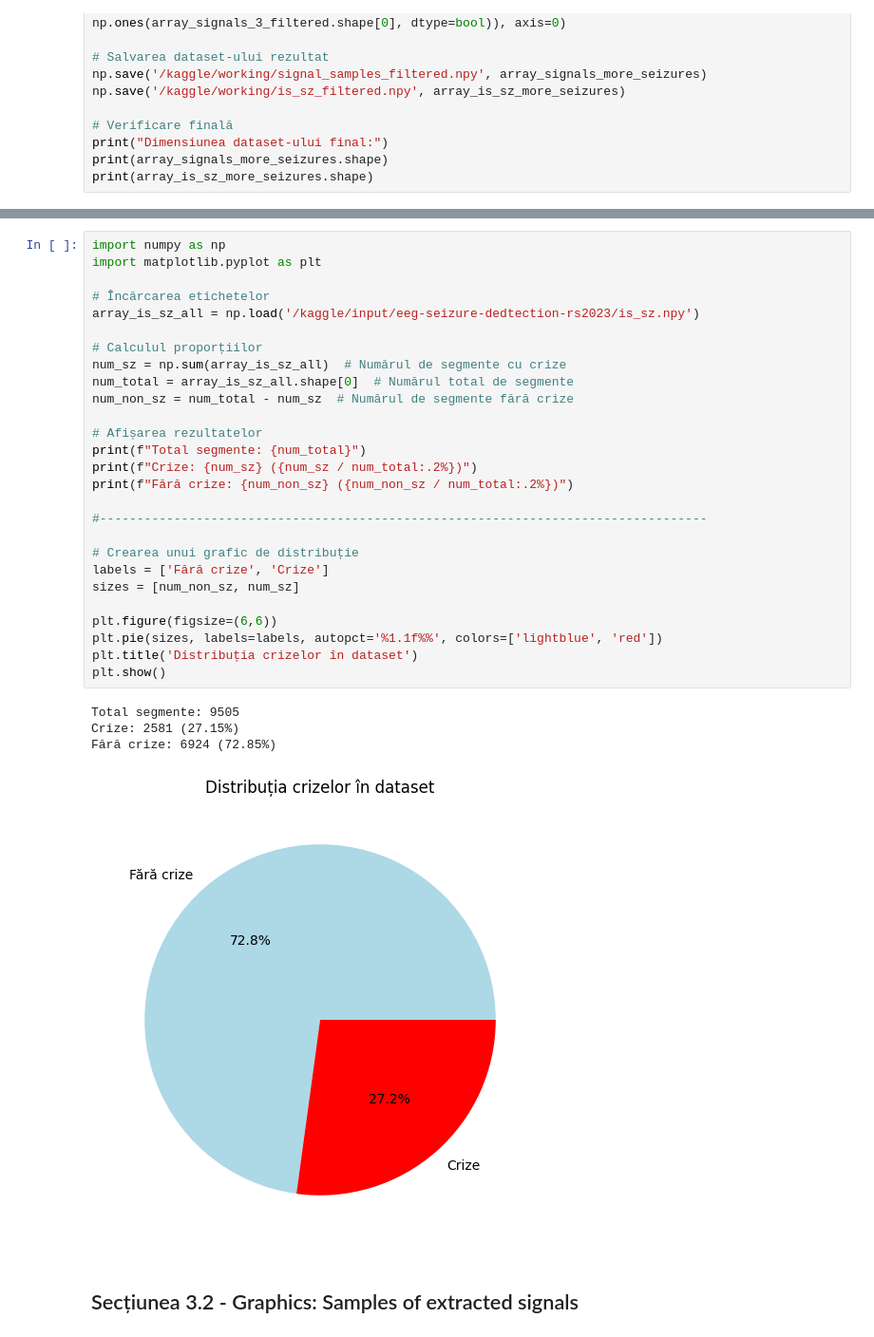
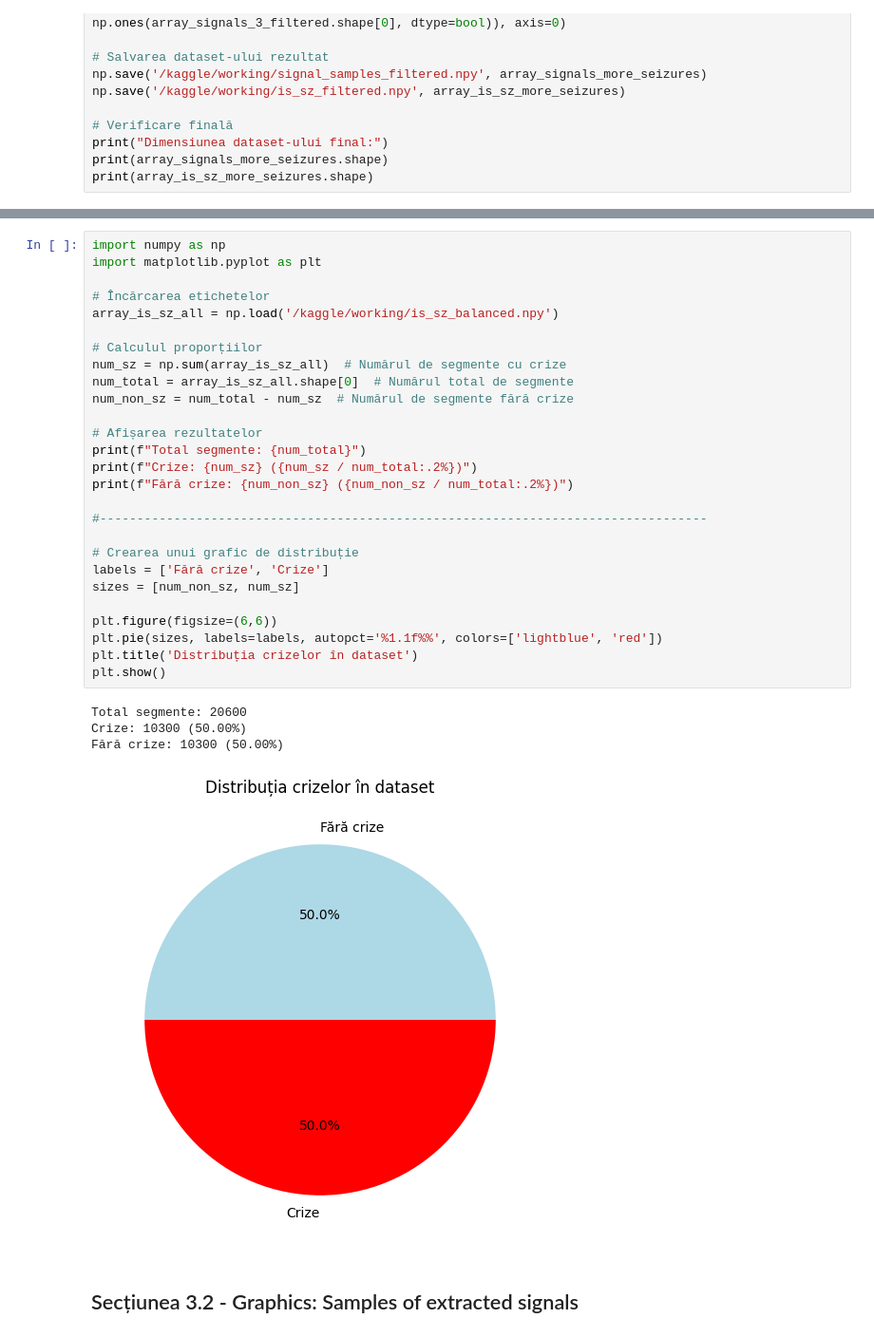
Before and after one commit to DDarriaA/Calculator, a Jupyter notebook: epileptic-seizure-recognition.ipynb, the cells around one changed output, grey strips where cells are left out. Shown at 95% size. Saved outputs shown, nothing was run; the diff lists cells and outputs as text.

Commit message:
Kaggle Notebook | Epileptic seizure recognition | Version 56

```diff
--- a/epileptic-seizure-recognition.ipynb
+++ b/epileptic-seizure-recognition.ipynb
@@ -988,35 +1053,35 @@ print(array_is_sz_more_seizures.shape)
 # %%
 import numpy as np
 import matplotlib.pyplot as plt
 
 # Încărcarea etichetelor
-array_is_sz_all = np.load('/kaggle/input/eeg-seizure-dedtection-rs2023/is_sz.npy')
+array_is_sz_all = np.load('/kaggle/working/is_sz_balanced.npy')
 
 # Calculul proporțiilor
 num_sz = np.sum(array_is_sz_all)  # Numărul de segmente cu crize
 num_total = array_is_sz_all.shape[0]  # Numărul total de segmente
 num_non_sz = num_total - num_sz  # Numărul de segmente fără crize
 
 # Afișarea rezultatelor
 print(f"Total segmente: {num_total}")
 print(f"Crize: {num_sz} ({num_sz / num_total:.2%})")
 print(f"Fără crize: {num_non_sz} ({num_non_sz / num_total:.2%})")
 
 #----------------------------------------------------------------------------------
 
 # Crearea unui grafic de distribuție
 labels = ['Fără crize', 'Crize']
 sizes = [num_non_sz, num_sz]
 
 plt.figure(figsize=(6,6))
 plt.pie(sizes, labels=labels, autopct='%1.1f%%', colors=['lightblue', 'red'])
 plt.title('Distribuția crizelor în dataset')
 plt.show()
 # %% [output]
-Total segmente: 9505
-Crize: 2581 (27.15%)
-Fără crize: 6924 (72.85%)
+Total segmente: 20600
+Crize: 10300 (50.00%)
+Fără crize: 10300 (50.00%)
-[figure, old version]
+[figure, new version]
 # %% [markdown]
 ## Secțiunea 3.2 - Graphics: Samples of extracted signals
 # %%
```
Also changed, not shown: parts of 25 cells of this notebook.
